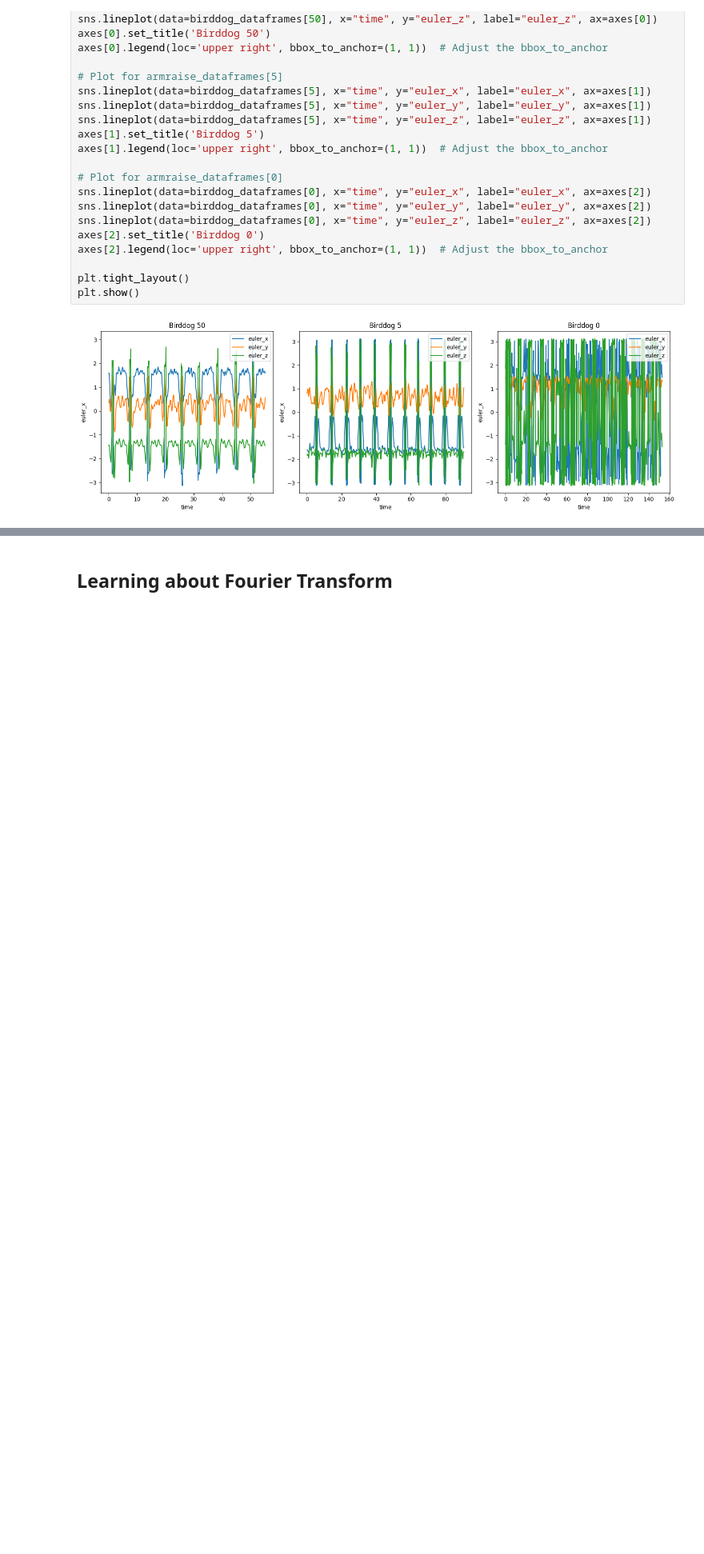
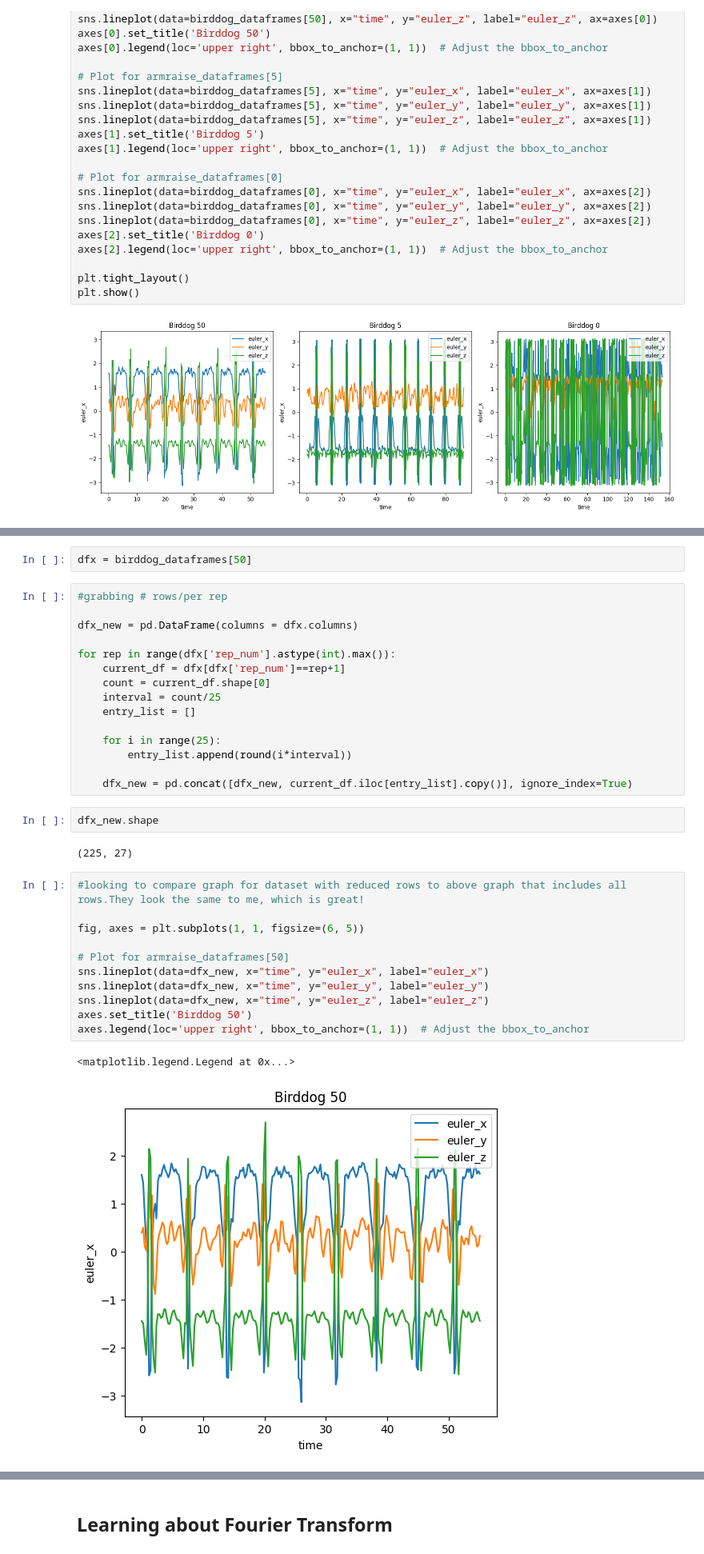
Before and after one commit to KelKi3/Exercise_Recognition, a Jupyter notebook: notebooks/motion_prediction_EDA.ipynb, the cells around one changed output, grey strips where cells are left out. Shown at 80% size. Drawn from its saved outputs; the diff is of its cells as text; blank space fills up the shorter version.

```diff
--- a/notebooks/motion_prediction_EDA.ipynb
+++ b/notebooks/motion_prediction_EDA.ipynb
@@ -294,0 +281,35 @@ plt.show()
+# %%
+dfx = birddog_dataframes[50]
+# %%
+#grabbing # rows/per rep
+
+dfx_new = pd.DataFrame(columns = dfx.columns)
+
+for rep in range(dfx['rep_num'].astype(int).max()):
+    current_df = dfx[dfx['rep_num']==rep+1]
+    count = current_df.shape[0]
+    interval = count/25
+    entry_list = []
+
+    for i in range(25):
+        entry_list.append(round(i*interval))
+
+    dfx_new = pd.concat([dfx_new, current_df.iloc[entry_list].copy()], ignore_index=True)
+# %%
+dfx_new.shape
+# %% [output]
+(225, 27)
+# %%
+#looking to compare graph for dataset with reduced rows to above graph that includes all rows.They look the same to me, which is great!
+
+fig, axes = plt.subplots(1, 1, figsize=(6, 5))
+
+# Plot for armraise_dataframes[50]
+sns.lineplot(data=dfx_new, x="time", y="euler_x", label="euler_x")
+sns.lineplot(data=dfx_new, x="time", y="euler_y", label="euler_y")
+sns.lineplot(data=dfx_new, x="time", y="euler_z", label="euler_z")
+axes.set_title('Birddog 50')
+axes.legend(loc='upper right', bbox_to_anchor=(1, 1))  # Adjust the bbox_to_anchor
+# %% [output]
+<matplotlib.legend.Legend at 0x...>
+[figure, added]
```
Also changed, not shown: parts of 27 cells of this notebook.
